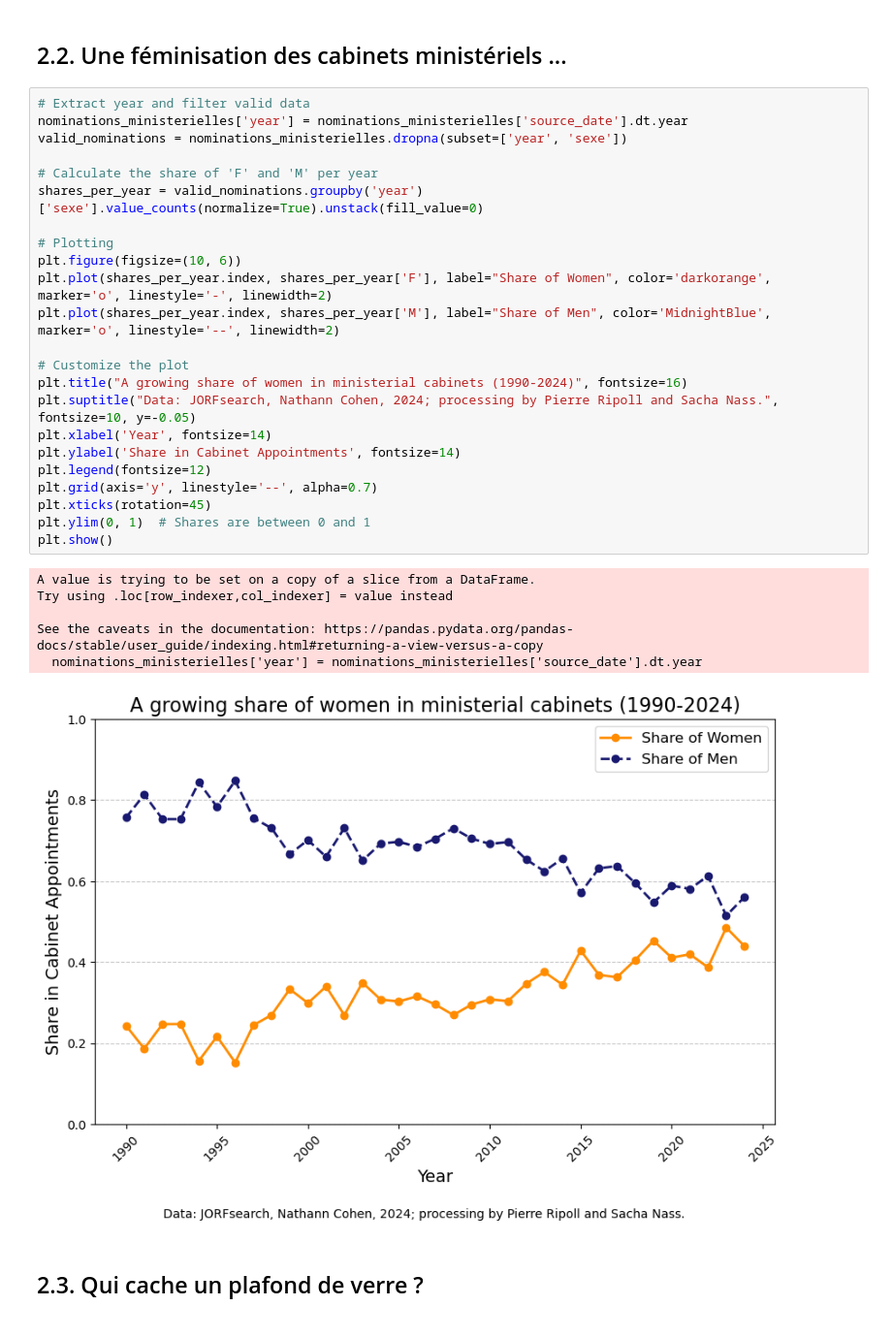
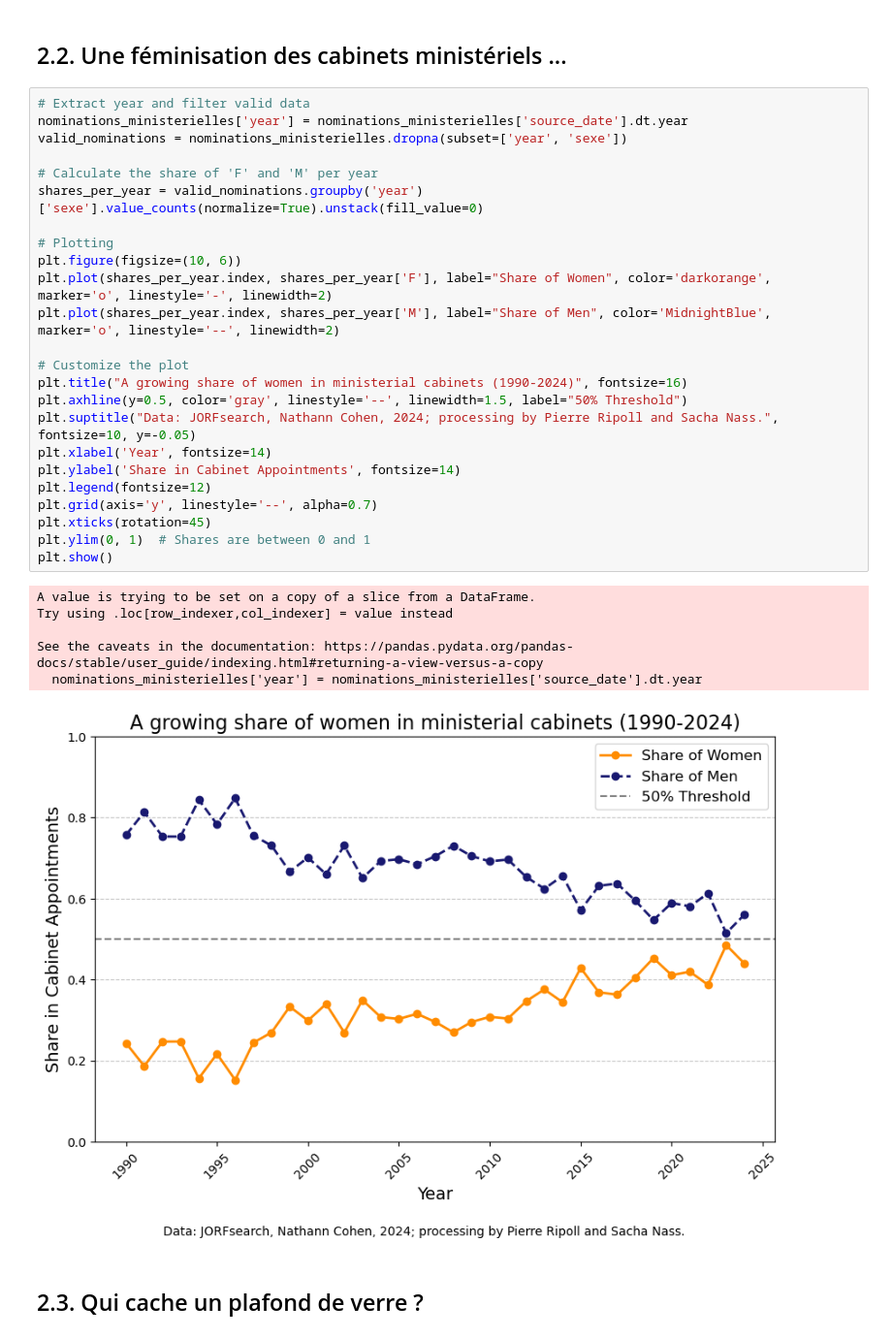
Before and after one commit to Sacha-N/George-au-JORF, a Jupyter notebook: traitement.ipynb, the cells around one changed output. Shown at 97% size. Saved outputs shown, nothing was run; the diff lists cells and outputs as text.

```diff
--- a/traitement.ipynb
+++ b/traitement.ipynb
@@ -153,32 +153,33 @@ See the caveats in the documentation: https://pandas.pydata.org/pandas-docs/stab
 # %%
 # Extract year and filter valid data
 nominations_ministerielles['year'] = nominations_ministerielles['source_date'].dt.year
 valid_nominations = nominations_ministerielles.dropna(subset=['year', 'sexe'])
 
 # Calculate the share of 'F' and 'M' per year
 shares_per_year = valid_nominations.groupby('year')['sexe'].value_counts(normalize=True).unstack(fill_value=0)
 
 # Plotting
 plt.figure(figsize=(10, 6))
 plt.plot(shares_per_year.index, shares_per_year['F'], label="Share of Women", color='darkorange', marker='o', linestyle='-', linewidth=2)
 plt.plot(shares_per_year.index, shares_per_year['M'], label="Share of Men", color='MidnightBlue', marker='o', linestyle='--', linewidth=2)
 
 # Customize the plot
 plt.title("A growing share of women in ministerial cabinets (1990-2024)", fontsize=16)
+plt.axhline(y=0.5, color='gray', linestyle='--', linewidth=1.5, label="50% Threshold")
 plt.suptitle("Data: JORFsearch, Nathann Cohen, 2024; processing by Pierre Ripoll and Sacha Nass.", fontsize=10, y=-0.05)
 plt.xlabel('Year', fontsize=14)
 plt.ylabel('Share in Cabinet Appointments', fontsize=14)
 plt.legend(fontsize=12)
 plt.grid(axis='y', linestyle='--', alpha=0.7)
 plt.xticks(rotation=45)
 plt.ylim(0, 1)  # Shares are between 0 and 1
 plt.show()
 # %% [output]
 A value is trying to be set on a copy of a slice from a DataFrame.
 Try using .loc[row_indexer,col_indexer] = value instead
 
 See the caveats in the documentation: https://pandas.pydata.org/pandas-docs/stable/user_guide/indexing.html#returning-a-view-versus-a-copy
   nominations_ministerielles['year'] = nominations_ministerielles['source_date'].dt.year
-[figure, old version]
+[figure, new version]
 # %% [markdown]
 ## 2.3. Qui cache un plafond de verre ?
```
Also changed, not shown: parts of 1 cell of this notebook.
